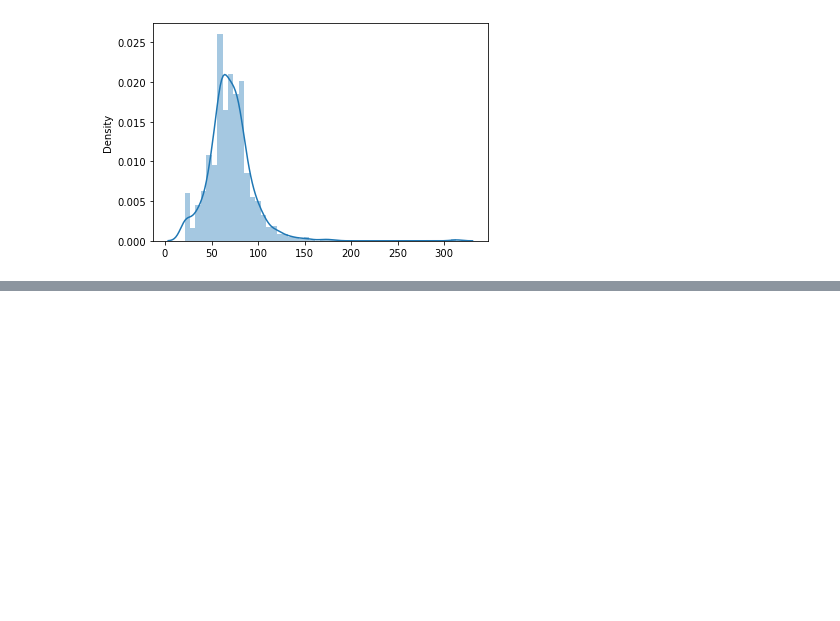
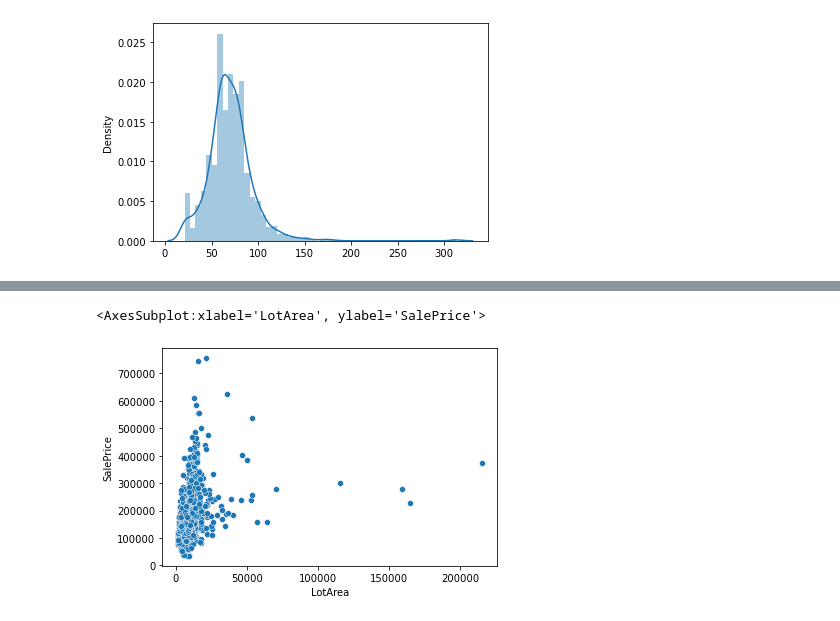
Before and after one commit to tionx3na/kaggle_competetions, a Jupyter notebook: house_prices/model.ipynb, the cells around one changed output, grey strips where cells are left out. Saved outputs shown, nothing was run; the diff lists cells and outputs as text; code cells hidden in the pictures; blank space fills up the shorter version.

```diff
--- a/house_prices/model.ipynb
+++ b/house_prices/model.ipynb
@@ -71,0 +77,5 @@ sns.scatterplot(x=train_data.SalePrice, y=train_data.LotFrontage)
+# %%
+sns.scatterplot(x=train_data.LotArea, y=train_data.SalePrice)
+# %% [output]
+<AxesSubplot:xlabel='LotArea', ylabel='SalePrice'>
+[figure, added]
```
Also changed, not shown: parts of 51 cells of this notebook, 1 other file.
